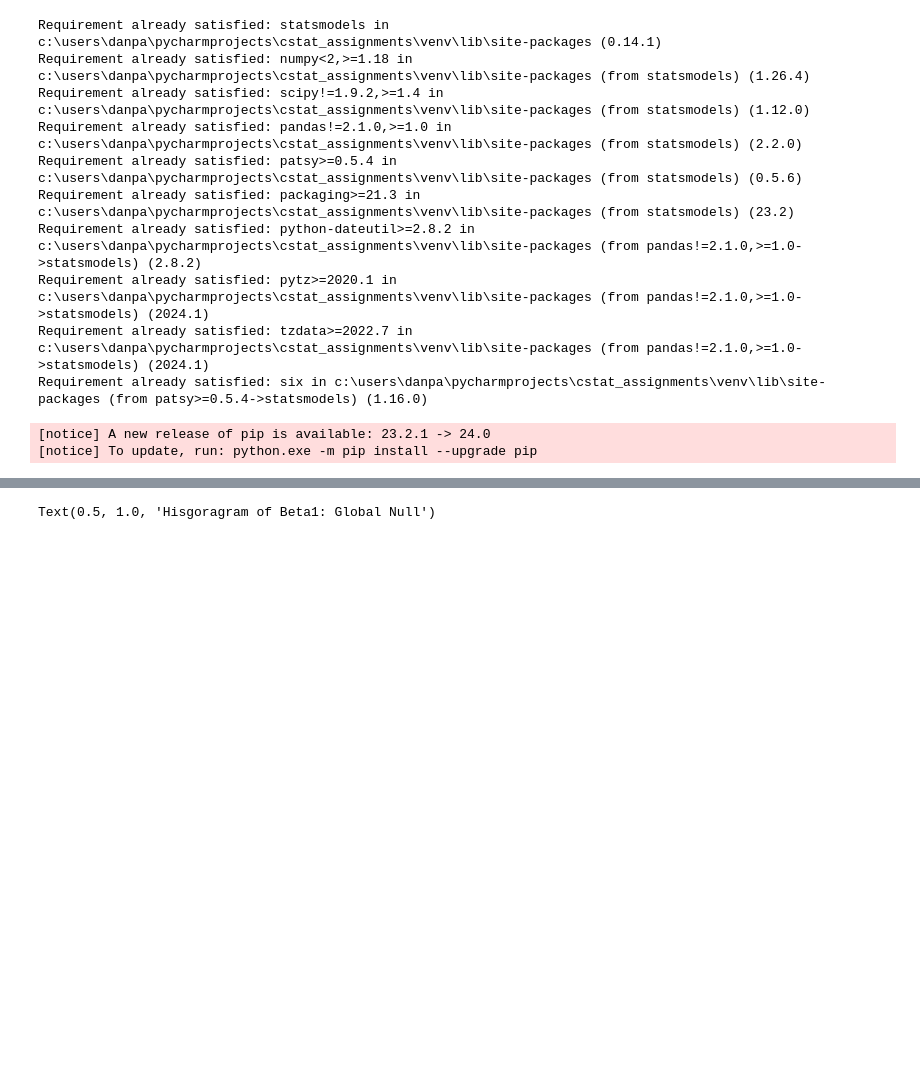
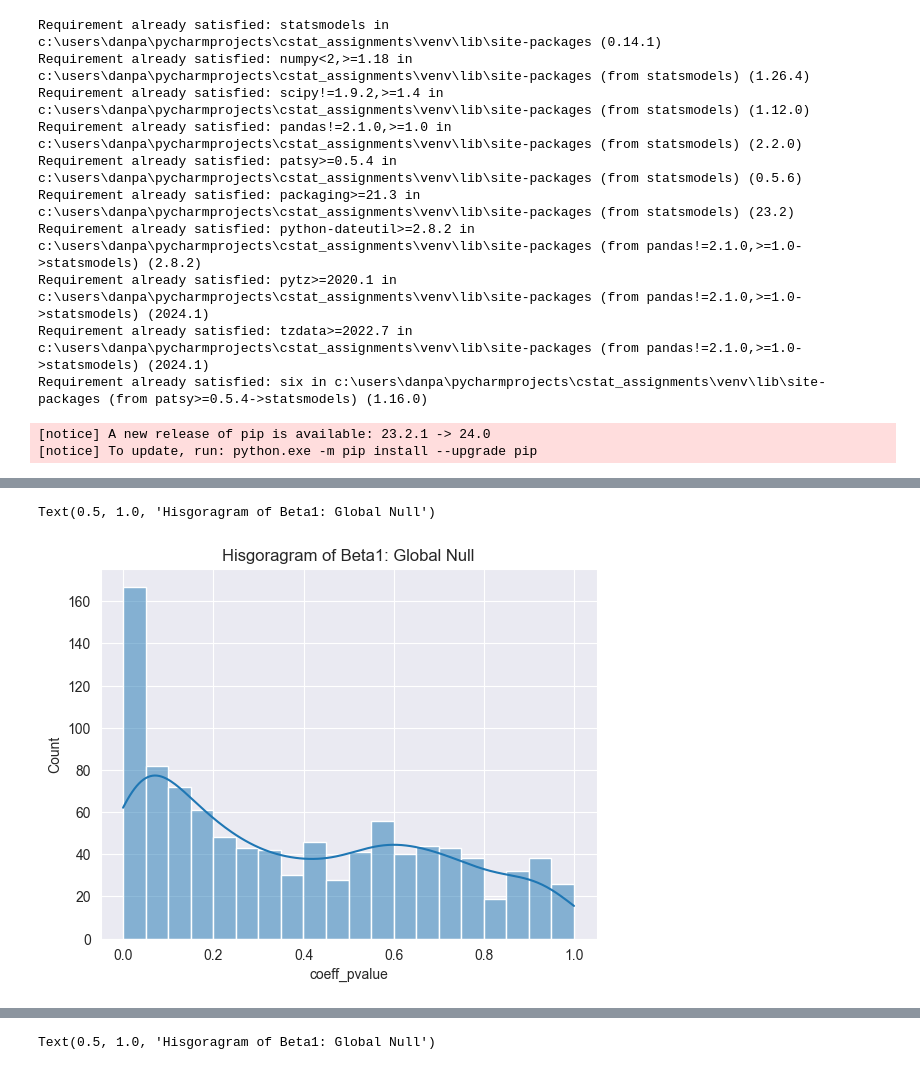
Before and after one commit to Abra-web/CStat_assignments, a Jupyter notebook: assignment_2/Simulation.ipynb, the cells around one changed output, grey strips where cells are left out. Cells and saved outputs as stored; diff of their text form; code cells hidden in the pictures; blank space fills up the shorter version.

```diff
--- a/assignment_2/Simulation.ipynb
+++ b/assignment_2/Simulation.ipynb
@@ -120,6 +108,6 @@ def simulation(iterations=1000, n=500, p=200):
     return results
 
 
-results1 = simulation(iterations=100)
+results1 = simulation(iterations=1000)
 # %% [output]
 Reached iteration 0..
@@ -128,0 +127,10 @@ simulation_df = pd.DataFrame(columns=['SimIdx', 'Setting', 'n', 'p', 'coeff_pval
+# %%
+simulation_df = pd.DataFrame(columns=['SimIdx', 'Setting', 'n', 'p', 'coeff_pvalue'], data=results1)
+
+import seaborn as sns
+
+sns.histplot(data=simulation_df[simulation_df['Setting'] == 'Global Null'], x='coeff_pvalue', kde=True,
+             bins=20).set_title('Hisgoragram of Beta1: Global Null')
+# %% [output]
+Text(0.5, 1.0, 'Hisgoragram of Beta1: Global Null')
+[figure, added]
```
Also changed, not shown: parts of 10 cells of this notebook.
